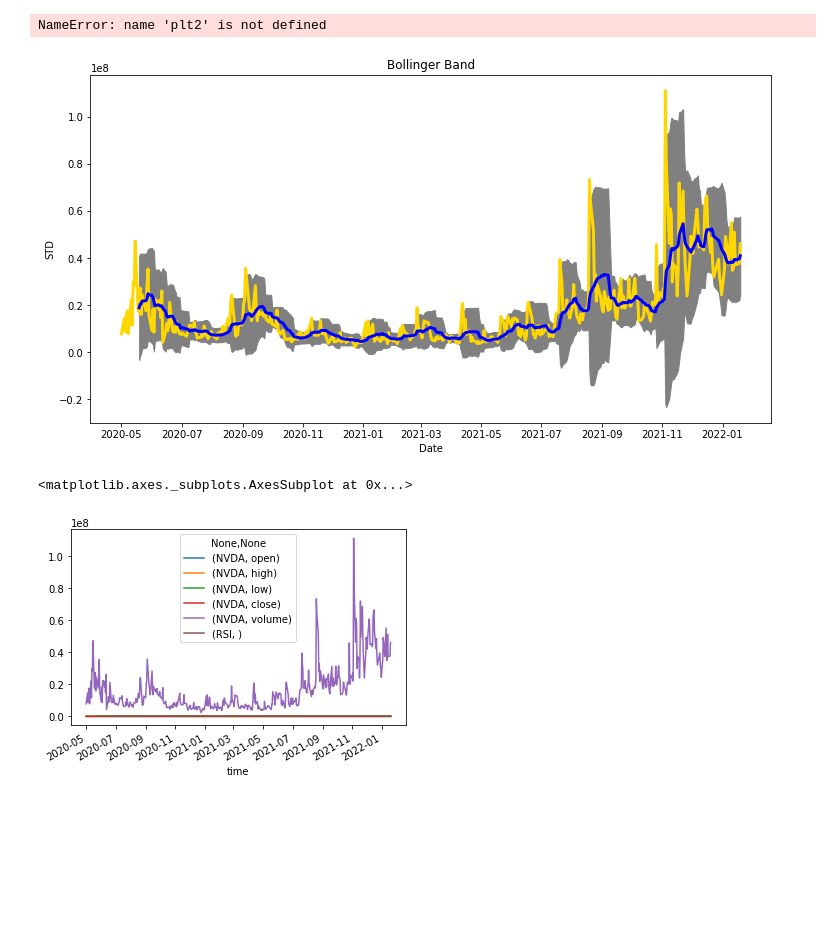
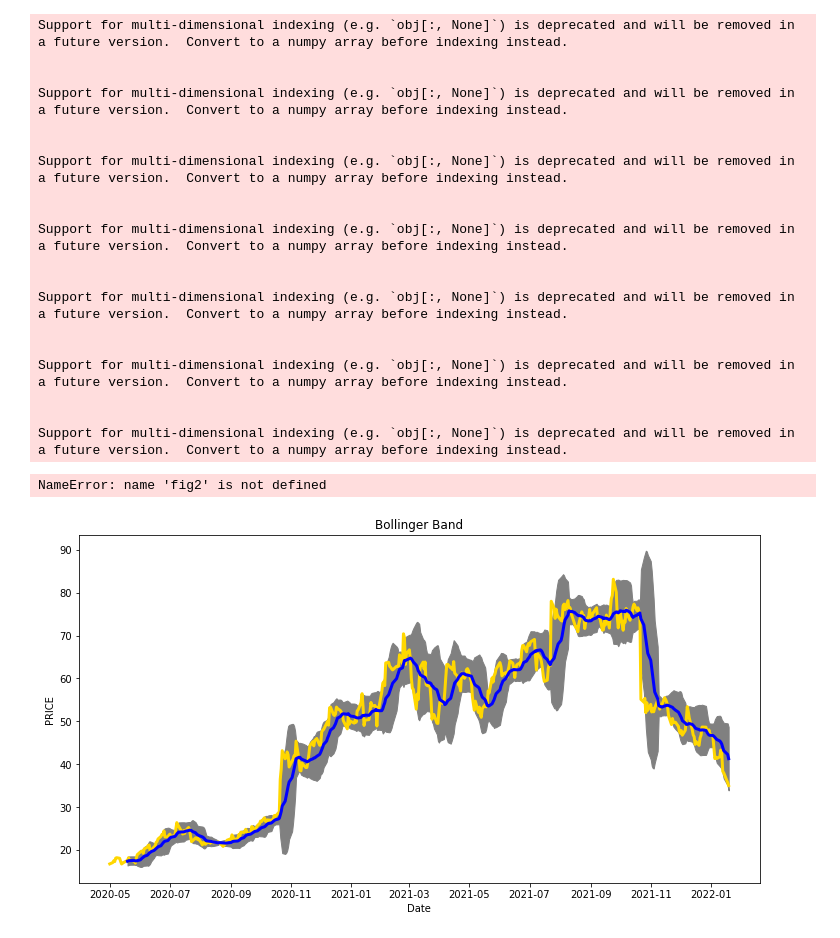
Before and after one commit to John-Gee3/Stock-Dashboard-Viewer, a Jupyter notebook: Stock RSI Bollinger Band dashboard.ipynb, the cells around one changed output. Cells and saved outputs as stored; diff of their text form; code cells hidden in the pictures; blank space fills up the shorter version.

Commit message:
Corrected mistake in column selected for calculations, alphavantage query now pulls new ticker

```diff
--- a/Stock RSI Bollinger Band dashboard.ipynb
+++ b/Stock RSI Bollinger Band dashboard.ipynb
@@ -74,8 +90,8 @@ Name: (NVDA, volume), Length: 434, dtype: int64
 #Calculate Bollinger Bands
 #df['SMA']=df['close'].rolling(window=13).mean()
 #df['STD']=df['close'].rolling(window=13).std()
-df['SMA']=df_ticker.iloc[:,4].rolling(window=13).mean()
-df['STD']=df_ticker.iloc[:,4].rolling(window=13).std()
+df['SMA']=df_ticker.iloc[:,3].rolling(window=13).mean()
+df['STD']=df_ticker.iloc[:,3].rolling(window=13).std()
 
 df['UB']=df['SMA']+(df['STD']*2)
 df['LB']=df['SMA']-(df['STD']*2)
@@ -101,21 +117,40 @@ df.tail()
 # %%
 #Ploting bollinger band
 
 fig1=plt.figure(figsize=(12.2,6.4))
 ax=fig1.add_subplot(1,1,1)
 x_axis=df.index
 ax.fill_between(x_axis, df['UB'], df['LB'], color='grey')
-ax.plot(x_axis, df_ticker.iloc[:,4], color='gold', lw=3, label='close price')
+ax.plot(x_axis, df_ticker.iloc[:,3], color='gold', lw=3, label='close price')
 ax.plot(x_axis, df['SMA'], color='blue', lw=3, label='SMA')
 ax.set_title('Bollinger Band')
 ax.set_xlabel('Date')
-ax.set_ylabel('STD')
-plt2.xticks(rotation=90)
+ax.set_ylabel('PRICE')
+fig2.xticks(rotation=90)
 ax.legend()
-plt2.show()
+fig2.show()
 # %% [output]
-NameError: name 'plt2' is not defined
+Support for multi-dimensional indexing (e.g. `obj[:, None]`) is deprecated and will be removed in a future version.  Convert to a numpy array before indexing instead.
+
+
+Support for multi-dimensional indexing (e.g. `obj[:, None]`) is deprecated and will be removed in a future version.  Convert to a numpy array before indexing instead.
+
+
+Support for multi-dimensional indexing (e.g. `obj[:, None]`) is deprecated and will be removed in a future version.  Convert to a numpy array before indexing instead.
+
+
+Support for multi-dimensional indexing (e.g. `obj[:, None]`) is deprecated and will be removed in a future version.  Convert to a numpy array before indexing instead.
+
+
+Support for multi-dimensional indexing (e.g. `obj[:, None]`) is deprecated and will be removed in a future version.  Convert to a numpy array before indexing instead.
+
+
+Support for multi-dimensional indexing (e.g. `obj[:, None]`) is deprecated and will be removed in a future version.  Convert to a numpy array before indexing instead.
+
+
+Support for multi-dimensional indexing (e.g. `obj[:, None]`) is deprecated and will be removed in a future version.  Convert to a numpy array before indexing instead.
+NameError: name 'fig2' is not defined
-[figure, old version]
+[figure, new version]
 # %%
 # Define RSI function
 
@@ -141,10 +176,3 @@ def rsi(df, periods = 14, ema = True):
     rsi = ma_up / ma_down
     rsi = 100 - (100/(1 + rsi))
     return rsi
-# %%
-df_ticker['RSI'] = rsi(df_ticker)
-df_ticker['RSI'].dropna().head(20)
-df_ticker.plot()
-# %% [output]
-<matplotlib.axes._subplots.AxesSubplot at 0x...>
-[figure, removed]
```
Also changed, not shown: parts of 9 cells of this notebook.
